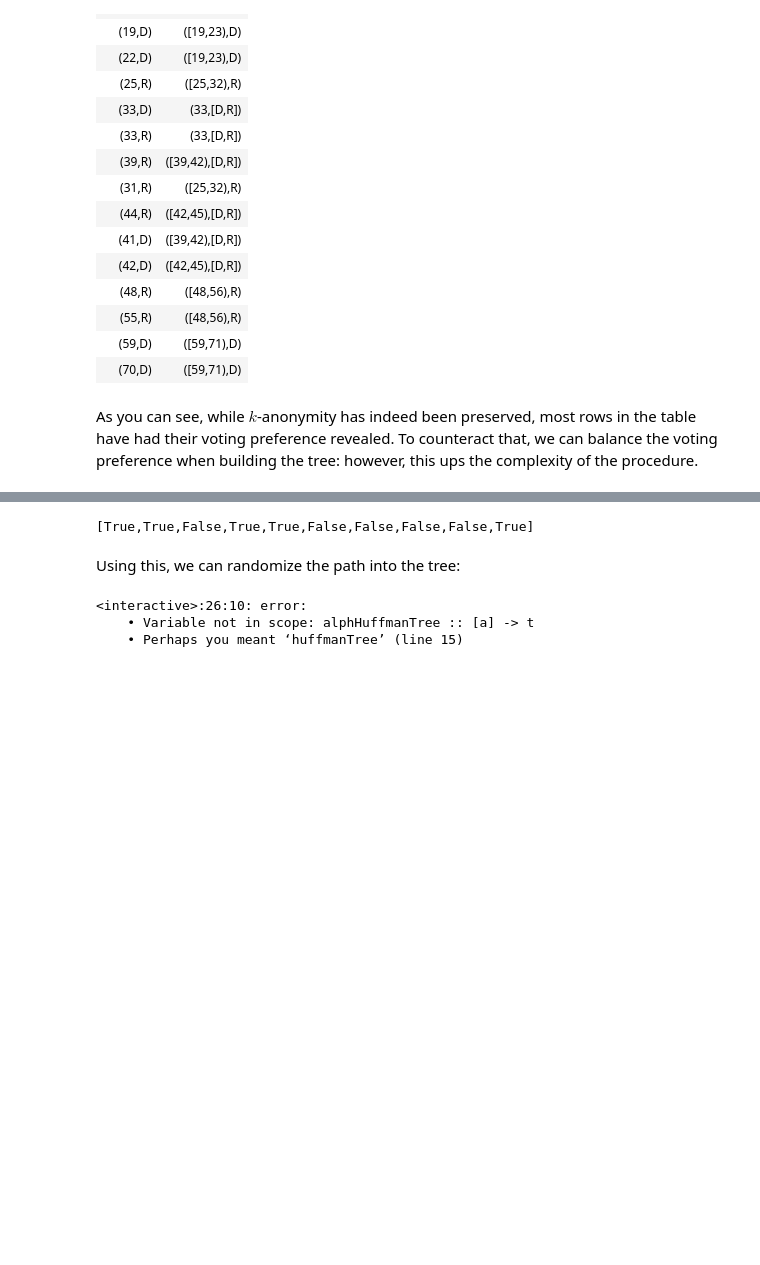
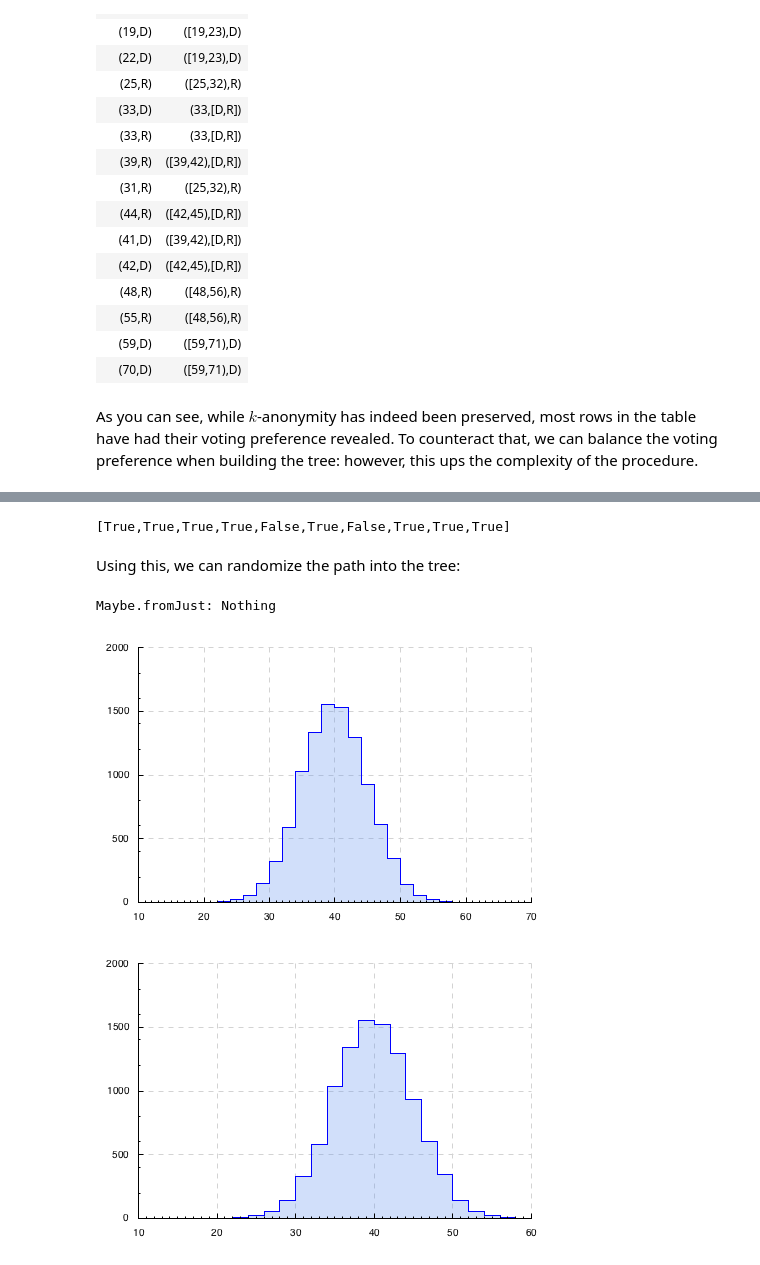
Before and after one commit to oisdk/IHaskell, a Jupyter notebook: notebooks/Privacy.ipynb, the cells around one changed output, grey strips where cells are left out. Drawn from its saved outputs; the diff is of its cells as text; code cells hidden in the pictures; blank space fills up the shorter version.

Commit message:
figured out huffman

```diff
--- a/notebooks/Privacy.ipynb
+++ b/notebooks/Privacy.ipynb
@@ -658,36 +658,37 @@ To use this for randomization, first we will need some basic functions:
 # %%
 import System.Random       (RandomGen, randomR, getStdRandom)
-import Control.Monad.State (State, state, runState)
+import Control.Monad.State (StateT, state, runState, runStateT)
 
-choose :: RandomGen g => Int -> Int -> State g Bool
-choose f t = (f<) <$> state (randomR (1, f+t))
+choose :: (RandomGen g, Applicative m) => Int -> Int -> StateT g m Bool
+choose f t = StateT (\g -> case randomR (1, f+t) g of
+  (n,g') -> pure (f<n,g'))
 
 getStdRandom (runState (replicateM 10 (choose 1 1)))
 # %% [output]
-[True,True,False,True,True,False,False,False,False,True]
+[True,True,True,True,False,True,False,True,True,True]
 # %% [markdown]
 Using this, we can randomize the path into the tree:
 # %%
 import           Data.Bool       (bool)
 import           Data.Map.Strict (Map)
 import qualified Data.Map.Strict as Map
+import           Control.Applicative (liftA2,(<|>),empty)
+import           Data.Ratio      ((%))
 
-randomize :: RandomGen g => Int -> [Bool] -> Tree a -> State g a
-randomize k = foldr f b
+select :: (RandomGen g, Monad m) => Tree a -> StateT g m a
+select (Leaf _ x) = pure x
+select (Node _ l r) = choose (size l) (size r)
+                  >>= bool (select l) (select r)
+
+randomize :: RandomGen g => Rational -> [Bool] -> Tree a -> StateT g Maybe a
+randomize k path tr = foldr f select path tr
   where
-    b (Leaf _ x) = pure x
-    b (Node _ l r) = do
-      side <- choose (size l) (size r)
-      if side
-          then b r
-          else b l
+    sz :: Integer
+    sz = toEnum (size tr)
     f _ _ (Leaf _ x) = pure x
-    f e a (Node i l r) = do
-      perturb <- choose i k
-      path <- if perturb
-          then choose (size l) (size r)
-          else pure e
-      a (bool l r path)
+    f e a nd@(Node i l r)
+      | (toEnum (abs (size r - size l)) % sz) < k = bool (a l) (a r) e
+      | otherwise = bool (a l) (a r) e <|> select nd
 
 codes :: Ord a => Tree a -> Map a [Bool]
 codes = go id
@@ -696,7 +697,7 @@ codes = go id
     go k (Node _ l r)
         = Map.union (go (k . (False:)) l) (go (k . (True:)) r)
 
-randAnon :: (Ord a, RandomGen g) => Int -> [a] -> State g [a]
+randAnon :: (Ord a, RandomGen g) => Rational -> [a] -> StateT g Maybe [a]
 randAnon k xs = traverse (\x -> randomize k (mp Map.! x) tr) xs
   where
     tr = alphHuffmanTree xs
@@ -707,17 +708,16 @@ import System.Random.MWC
 import Statistics.Distribution
 
 randVar :: IO Double
-randVar = withSystemRandom (genContVar (normalDistr 40 15) `asTypeOf`
+randVar = withSystemRandom (genContVar (normalDistr 40 5) `asTypeOf`
                             const (undefined :: IO Double))
 
-randAges <- filter (0<) <$> replicateM 100 randVar
-
-histogram 10 0 randAges
-
-anonRandAges <- getStdRandom (runState (randAnon 5 randAges))
-
-histogram 10 0 anonRandAges
+randAges <- filter (0<) <$> replicateM 1000 randVar
+anonRandAges <- getStdRandom (fromJust . runStateT (randAnon (1%10000) randAges))
 # %% [output]
-<interactive>:26:10: error:
-    • Variable not in scope: alphHuffmanTree :: [a] -> t
-    • Perhaps you meant ‘huffmanTree’ (line 15)
+Maybe.fromJust: Nothing
+# %%
+histogram 2 10 randAges
+histogram 2 10 anonRandAges
+# %% [output]
+[figure, added]
+[figure, added]
```
Also changed, not shown: parts of 3 cells of this notebook, 1 other file.
